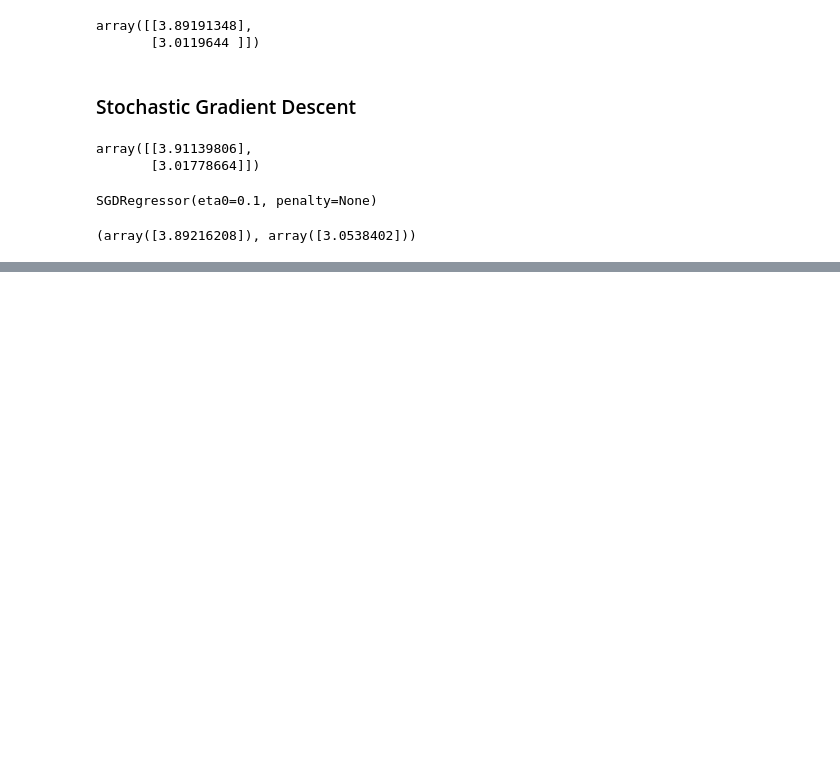
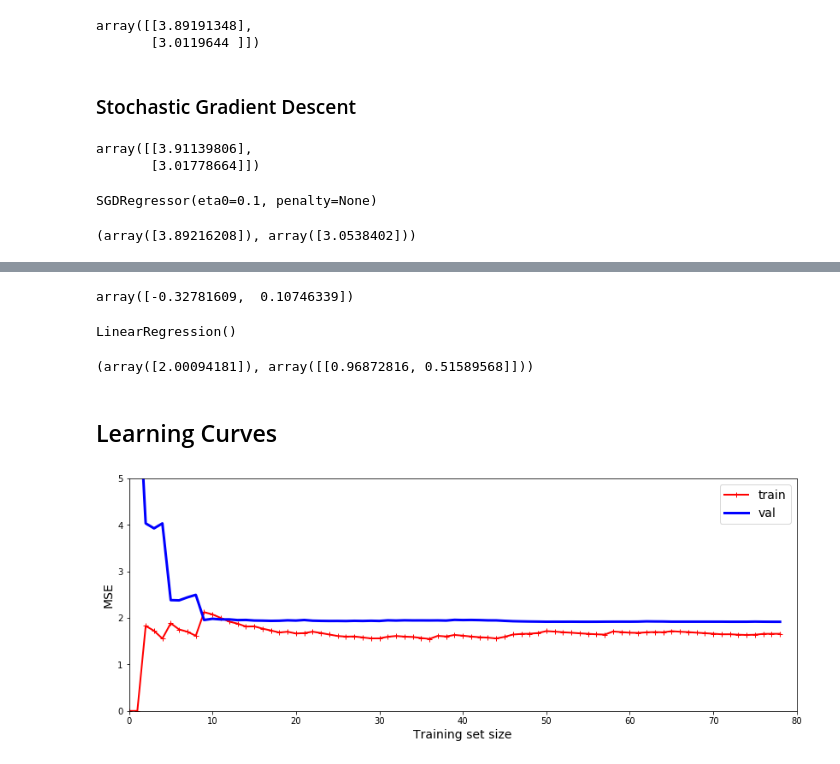
Before and after one commit to KULcoder/ds_small_projects, a Jupyter notebook: ORML/_3 Training Models/_3 Training Models.ipynb, the cells around one changed output, grey strips where cells are left out. Cells and saved outputs as stored; diff of their text form; code cells hidden in the pictures; blank space fills up the shorter version.

```diff
--- a/ORML/_3 Training Models/_3 Training Models.ipynb
+++ b/ORML/_3 Training Models/_3 Training Models.ipynb
@@ -252,0 +256,10 @@ sgd_reg.intercept_, sgd_reg.coef_
+# %%
+# generate some nonlinear data, based on a quadratic equation
+m = 100
+X = 6 * np.random.rand(m, 1) - 3
+y = 0.5 * X**2 + X + 2 + np.random.randn(m, 1)
+# %%
+# use sklearn method to transform (generate new feature)
+from sklearn.preprocessing import PolynomialFeatures
+poly_features = PolynomialFeatures(degree=2, include_bias=False)
+X_poly = poly_features.fit_transform(X)
@@ -252,0 +270,46 @@ sgd_reg.intercept_, sgd_reg.coef_
+# %%
+X_poly[0] # with the new transformed feature
+# %% [output]
+array([-0.32781609,  0.10746339])
+# %%
+# train this in the linear model
+from sklearn.linear_model import LinearRegression
+lin_reg = LinearRegression()
+lin_reg.fit(X_poly, y)
+# %% [output]
+LinearRegression()
+# %%
+lin_reg.intercept_, lin_reg.coef_ # the second term gives the coefficient of 1+ powers term
+# %% [output]
+(array([2.00094181]), array([[0.96872816, 0.51589568]]))
+# %% [markdown]
+## Learning Curves
+# %%
+# line of code to generate learning curves
+from sklearn.metrics import mean_squared_error
+from sklearn.model_selection import train_test_split
+
+def plot_learning_curves(model, X, y):
+    X_train, X_val, y_train, y_val = train_test_split(X, y, test_size = 0.2) # split train-validation set
+    train_errors, val_errors = [], [] # initialize the error lists
+    for m in range(1, len(X_train)):
+        model.fit(X_train[:m], y_train[:m]) # train the model for ont time with the training set of m size
+        y_train_predict = model.predict(X_train[:m]) # predict on the train set
+        y_val_predict = model.predict(X_val) # predict on the validation set
+        train_errors.append(mean_squared_error(y_train[:m], y_train_predict))
+        val_errors.append(mean_squared_error(y_val, y_val_predict))
+    plt.plot(np.sqrt(train_errors), "r-+", linewidth=2, label="train")
+    plt.plot(np.sqrt(val_errors), "b-", linewidth=3, label="val")
+    plt.legend(loc="upper right", fontsize=14)
+    plt.xlabel("Training set size", fontsize=14)
+    plt.ylabel("MSE", fontsize=14) # the testing citeria
+# %%
+# the learning curve of the pure linear model (should be underfitting)
+lin_reg = LinearRegression()
+
+plt.figure(figsize=(14, 5)) # change figure size
+plot_learning_curves(lin_reg, X, y)
+plt.axis([0, 80, 0, 5]) # locate for the range
+plt.show()
+# %% [output]
+[figure, added]
```
Also changed, not shown: parts of 6 cells of this notebook.
